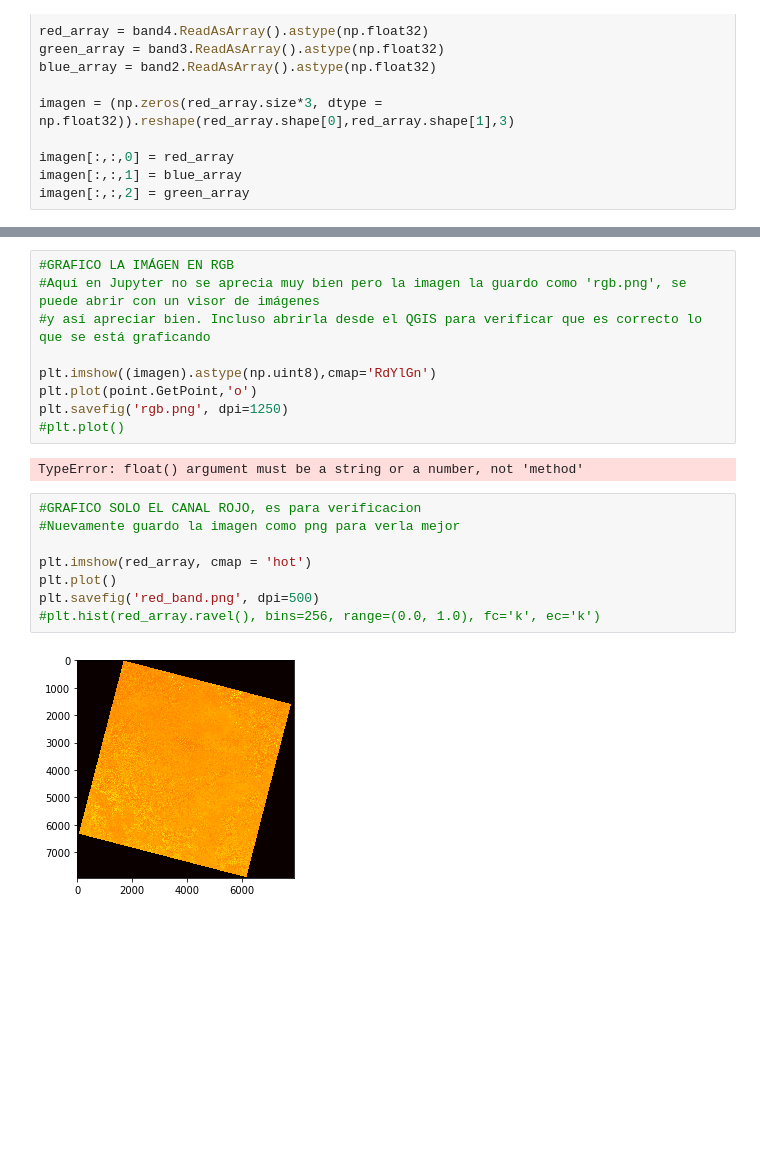
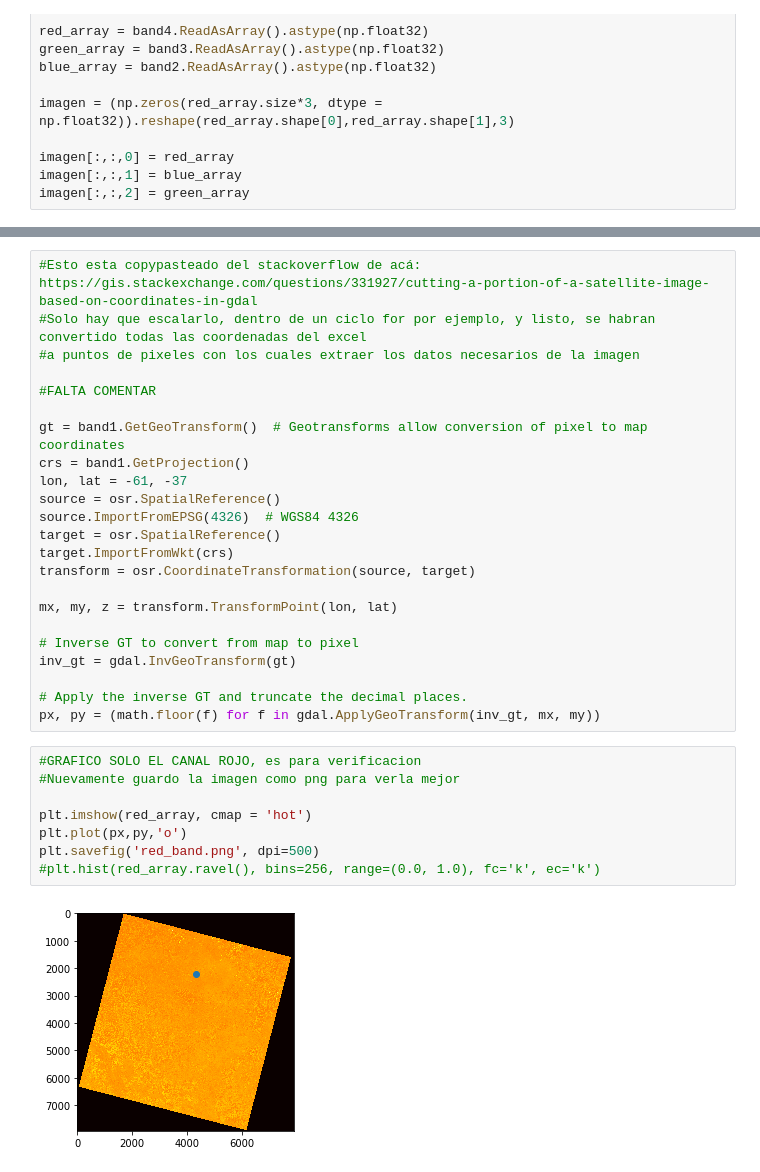
Before and after one commit to jamesluc007/DeepLearningInternship, a Jupyter notebook: Crop Yield Prediction/Crop Type Classification model - CNN/First/Untitled.ipynb, the cells around one changed output, grey strips where cells are left out. Drawn from its saved outputs; the diff is of its cells as text; blank space fills up the shorter version.

Commit message:
Updated First - Ya se convierten las coordenadas, falta comentar

```diff
--- a/Crop Yield Prediction/Crop Type Classification model - CNN/First/Untitled.ipynb
+++ b/Crop Yield Prediction/Crop Type Classification model - CNN/First/Untitled.ipynb
@@ -155,21 +45,33 @@ is readable: True
-# %%
-#GRAFICO LA IMÁGEN EN RGB
-#Aquí en Jupyter no se aprecia muy bien pero la imagen la guardo como 'rgb.png', se puede abrir con un visor de imágenes
-#y así apreciar bien. Incluso abrirla desde el QGIS para verificar que es correcto lo que se está graficando
-
-plt.imshow((imagen).astype(np.uint8),cmap='RdYlGn')
-plt.plot(point.GetPoint,'o')
-plt.savefig('rgb.png', dpi=1250)
-#plt.plot()
-# %% [output]
-TypeError: float() argument must be a string or a number, not 'method'
+# %%
+#Esto esta copypasteado del stackoverflow de acá: https://gis.stackexchange.com/questions/331927/cutting-a-portion-of-a-satellite-image-based-on-coordinates-in-gdal
+#Solo hay que escalarlo, dentro de un ciclo for por ejemplo, y listo, se habran convertido todas las coordenadas del excel
+#a puntos de pixeles con los cuales extraer los datos necesarios de la imagen
+
+#FALTA COMENTAR
+
+gt = band1.GetGeoTransform()  # Geotransforms allow conversion of pixel to map coordinates
+crs = band1.GetProjection()
+lon, lat = -61, -37
+source = osr.SpatialReference()
+source.ImportFromEPSG(4326)  # WGS84 4326
+target = osr.SpatialReference()
+target.ImportFromWkt(crs)
+transform = osr.CoordinateTransformation(source, target)
+
+mx, my, z = transform.TransformPoint(lon, lat)
+
+# Inverse GT to convert from map to pixel
+inv_gt = gdal.InvGeoTransform(gt)
+
+# Apply the inverse GT and truncate the decimal places.
+px, py = (math.floor(f) for f in gdal.ApplyGeoTransform(inv_gt, mx, my))
 # %%
 #GRAFICO SOLO EL CANAL ROJO, es para verificacion
 #Nuevamente guardo la imagen como png para verla mejor
 
 plt.imshow(red_array, cmap = 'hot')
-plt.plot()
+plt.plot(px,py,'o')
 plt.savefig('red_band.png', dpi=500)
 #plt.hist(red_array.ravel(), bins=256, range=(0.0, 1.0), fc='k', ec='k')
 # %% [output]
-[figure, old version]
+[figure, new version]
```
Also changed, not shown: parts of 8 cells of this notebook, 1 other file.
